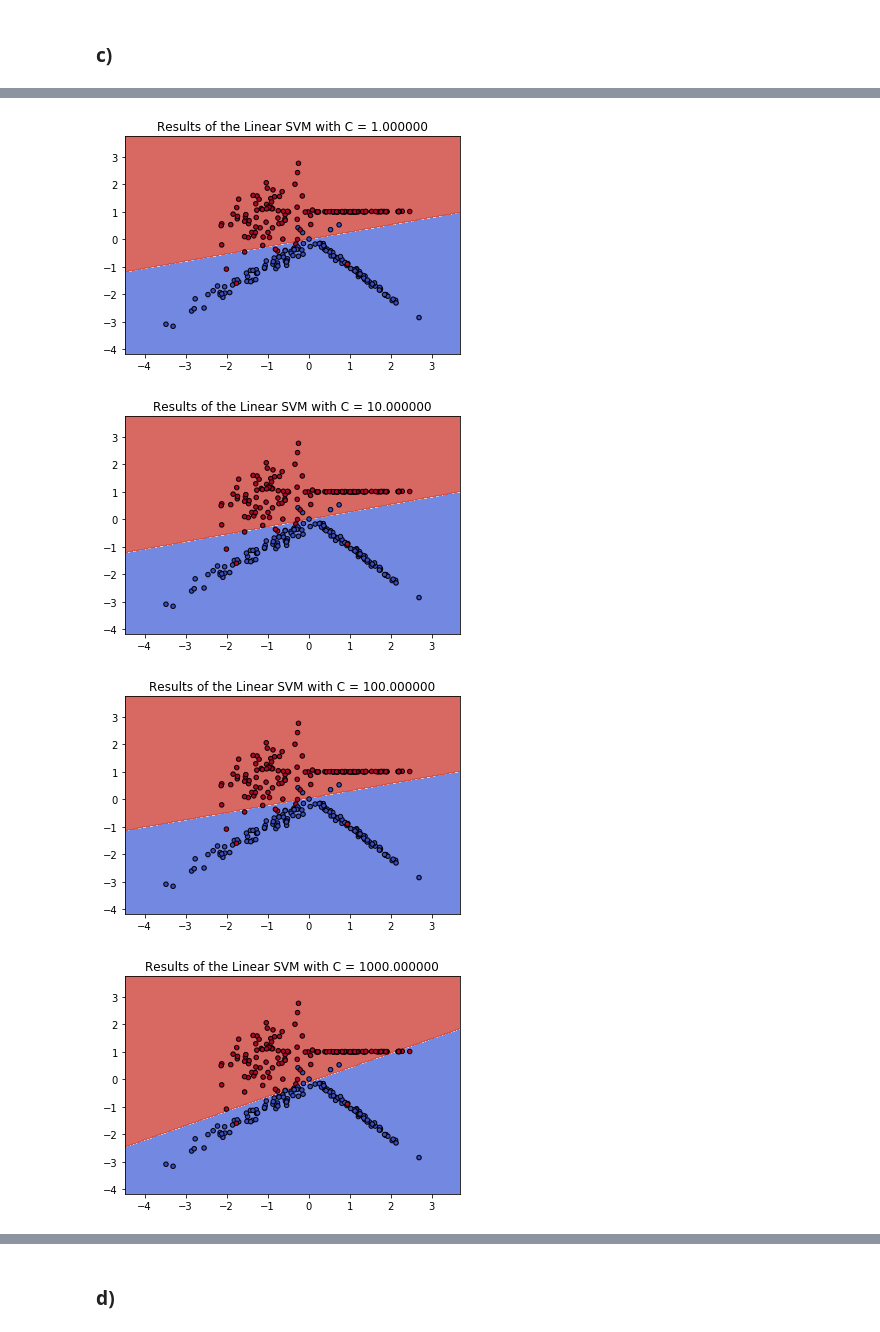
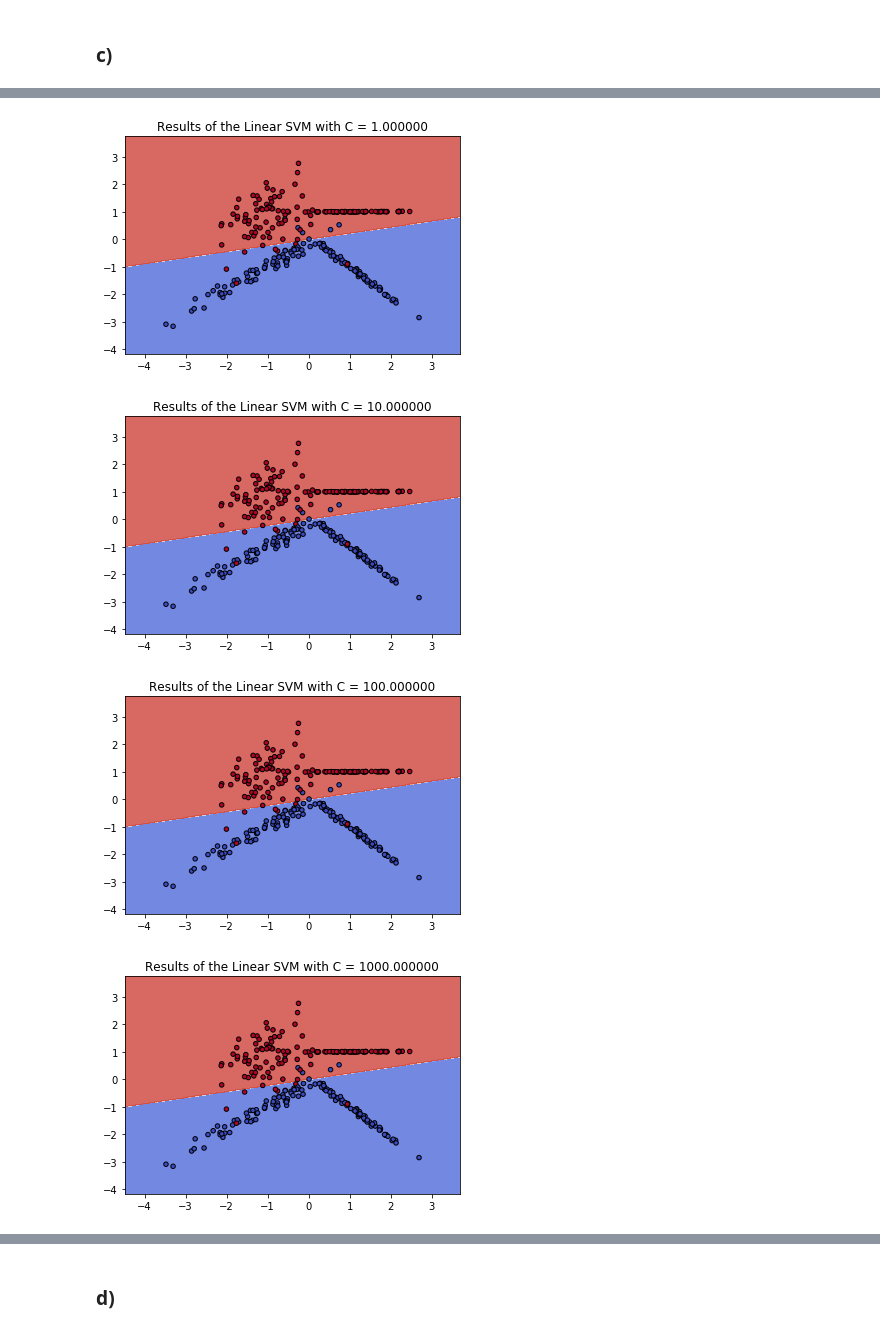
Before and after one commit to florence27/ml-algo-theory, a Jupyter notebook: solutions/uebung05/assignment05.ipynb, the cells around one changed output, grey strips where cells are left out. Saved outputs shown, nothing was run; the diff lists cells and outputs as text; code cells hidden in the pictures.

```diff
--- a/solutions/uebung05/assignment05.ipynb
+++ b/solutions/uebung05/assignment05.ipynb
@@ -211,18 +211,21 @@ plt.title('Training error for every C')
 ### c)
 # %%
 Cs =  [0.001, 0.01, 0.1, 1, 10, 100, 1000]
-errors = []
+test_acc = []
+cv_acc = []
 for param in Cs:
-    c = LinearSVC(C=param)
-    c.fit(X_train, Y_train)
-    error = c.score(X_test, Y_test)
-    errors.append(error)
+    c = LinearSVC()
+    clf = GridSearchCV(c, {"C":Cs}, cv=10)
+    best = clf.fit(X_train, Y_train)
+    error = clf.score(X_test, Y_test)
+    test_acc.append(error)
+    cv_acc = best.cv_results_['mean_test_score']
     X0, X1 = X_train[:, 0], X_train[:, 1]
     xx, yy = make_meshgrid(X0, X1)
-    plot_contours(c, xx, yy, cmap=plt.cm.coolwarm, alpha=0.8)
+    plot_contours(clf, xx, yy, cmap=plt.cm.coolwarm, alpha=0.8)
     plt.scatter(X0, X1, c=Y_train, cmap=plt.cm.coolwarm, s=20, edgecolors='k')
     plt.xlim(xx.min(), xx.max())
     plt.ylim(yy.min(), yy.max())
     plt.title('Results of the Linear SVM with C = %f' %param)
-    plt.show() # TODO: plot accuracy
+    plt.show()
 # %% [output]
@@ -232,4 +235,4 @@ for param in Cs:
-[figure, old version]
+[figure, new version]
-[figure, old version]
+[figure, new version]
-[figure, old version]
+[figure, new version]
-[figure, old version]
+[figure, new version]
```
Also changed, not shown: parts of 7 cells of this notebook.
